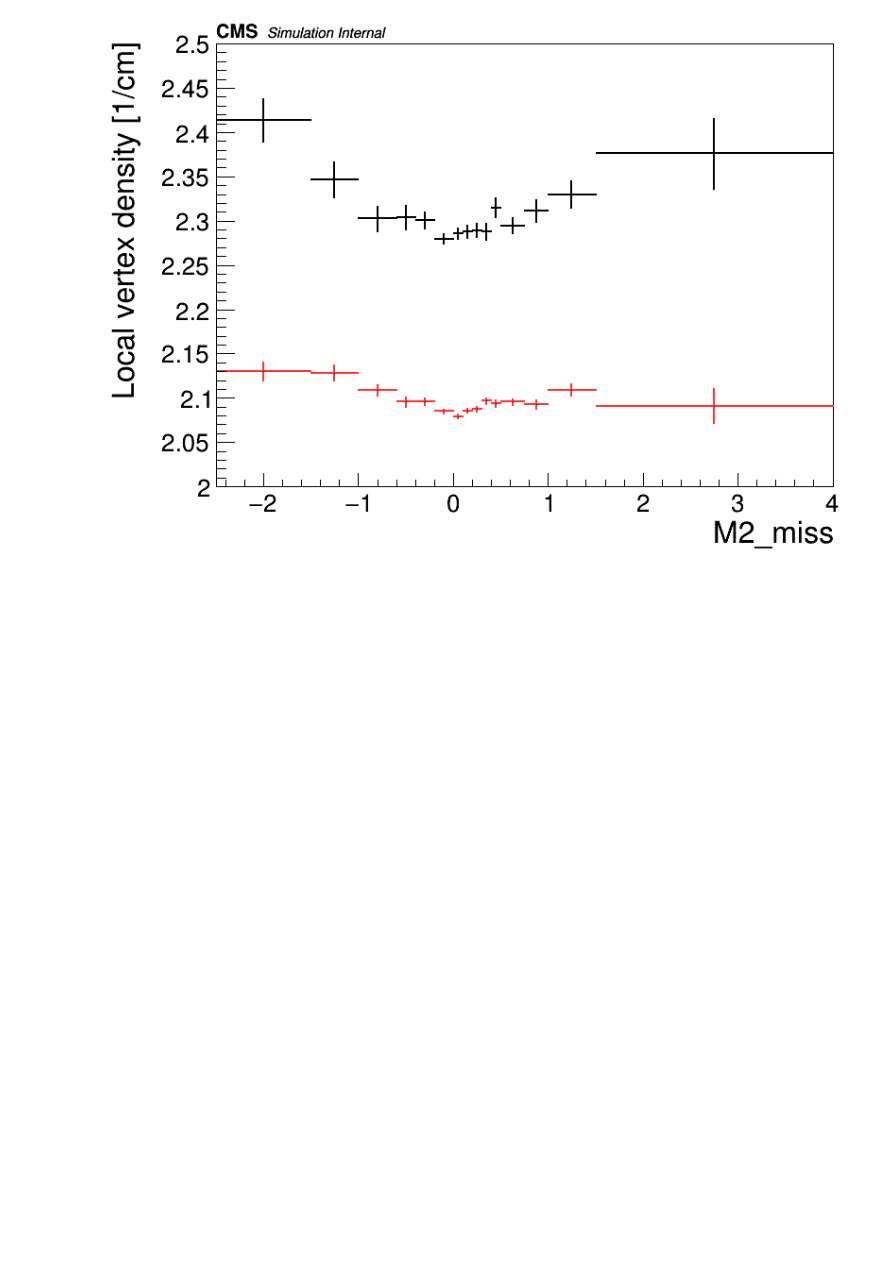
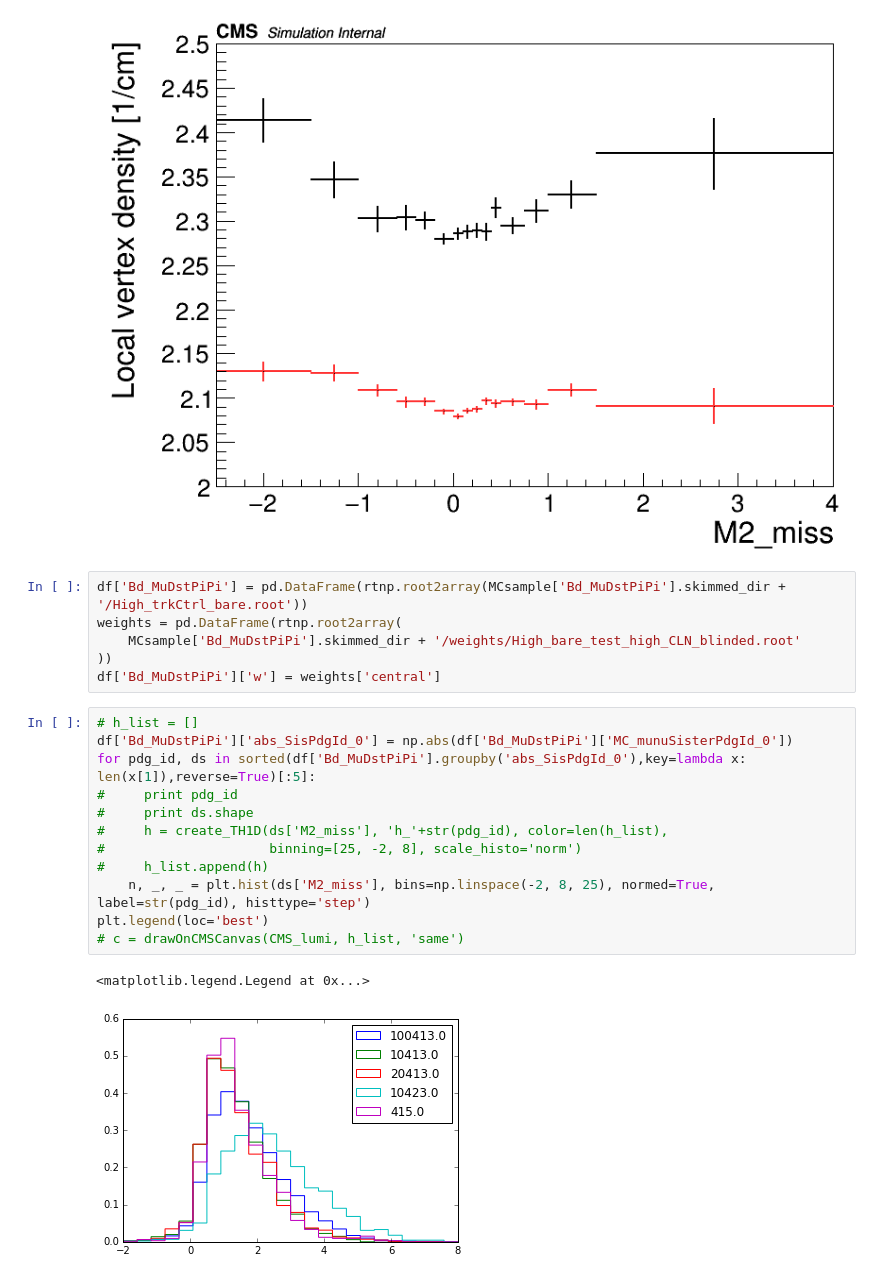
Before and after one commit to ocerri/BPH_RD_Analysis, a Jupyter notebook: plot_scripts/plotsWithWeights_v0.ipynb, the cells around one changed output. Saved outputs shown, nothing was run; the diff lists cells and outputs as text; blank space fills up the shorter version.

```diff
--- a/plot_scripts/plotsWithWeights_v0.ipynb
+++ b/plot_scripts/plotsWithWeights_v0.ipynb
@@ -237,3 +237,24 @@ Warning in <Sumw2>: Sum of squares of profile bin weights structure already crea
 Warning in <Sumw2>: Sum of squares of profile bin weights structure already created
 Warning in <TCanvas::Constructor>: Deleting canvas with same name: c
 [figure]
+# %%
+df['Bd_MuDstPiPi'] = pd.DataFrame(rtnp.root2array(MCsample['Bd_MuDstPiPi'].skimmed_dir + '/High_trkCtrl_bare.root'))
+weights = pd.DataFrame(rtnp.root2array(
+    MCsample['Bd_MuDstPiPi'].skimmed_dir + '/weights/High_bare_test_high_CLN_blinded.root'
+))
+df['Bd_MuDstPiPi']['w'] = weights['central']
+# %%
+# h_list = []
+df['Bd_MuDstPiPi']['abs_SisPdgId_0'] = np.abs(df['Bd_MuDstPiPi']['MC_munuSisterPdgId_0'])
+for pdg_id, ds in sorted(df['Bd_MuDstPiPi'].groupby('abs_SisPdgId_0'),key=lambda x: len(x[1]),reverse=True)[:5]:
+#     print pdg_id
+#     print ds.shape
+#     h = create_TH1D(ds['M2_miss'], 'h_'+str(pdg_id), color=len(h_list),
+#                     binning=[25, -2, 8], scale_histo='norm')
+#     h_list.append(h)
+    n, _, _ = plt.hist(ds['M2_miss'], bins=np.linspace(-2, 8, 25), normed=True, label=str(pdg_id), histtype='step')
+plt.legend(loc='best')
+# c = drawOnCMSCanvas(CMS_lumi, h_list, 'same')
+# %% [output]
+<matplotlib.legend.Legend at 0x...>
+[figure, added]
```
Also changed, not shown: parts of 2 cells of this notebook, 2 other files.
